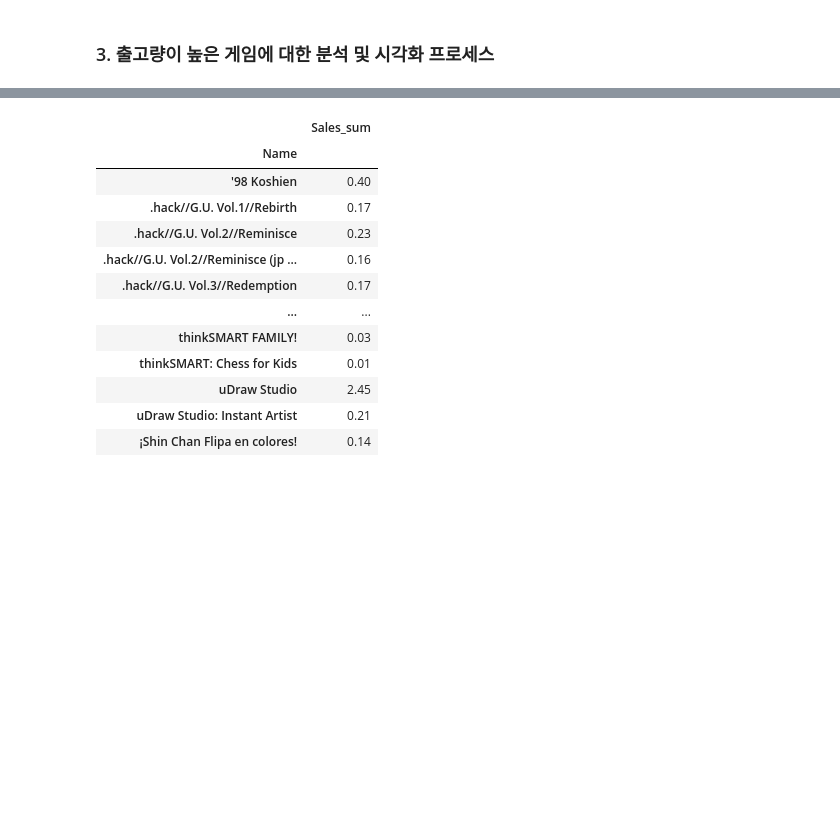
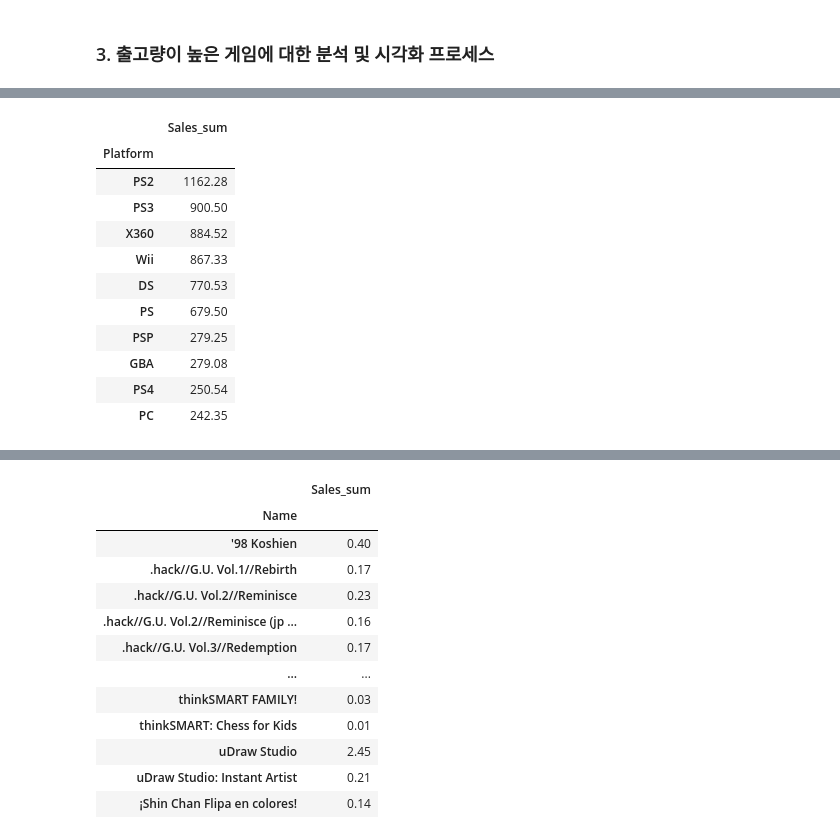
Before and after one commit to kimkihyun1/Game-Genre-Analysis, a Jupyter notebook: AI_14_김기현_Section1.ipynb, the cells around one changed output, grey strips where cells are left out. Cells and saved outputs as stored; diff of their text form; code cells hidden in the pictures; blank space fills up the shorter version.

```diff
--- a/AI_14_김기현_Section1.ipynb
+++ b/AI_14_김기현_Section1.ipynb
@@ -378,0 +410,19 @@ df
+# %%
+df_Platform_Sales = df[['Platform', 'Sales_sum']]
+df_Platform_Sales = df_Platform_Sales.groupby('Platform').sum()
+df_Platform_Sales = df_Platform_Sales.sort_values(by='Sales_sum', ascending=False)
+df_Platform_Sales = df_Platform_Sales.head(10)
+df_Platform_Sales
+# %% [output]
+|  | Sales_sum |
+| Platform |  |
+| PS2 | 1162.28 |
+| PS3 | 900.50 |
+| X360 | 884.52 |
+| Wii | 867.33 |
+| DS | 770.53 |
+| PS | 679.50 |
+| PSP | 279.25 |
+| GBA | 279.08 |
+| PS4 | 250.54 |
+| PC | 242.35 |
```
Also changed, not shown: parts of 6 cells of this notebook.
